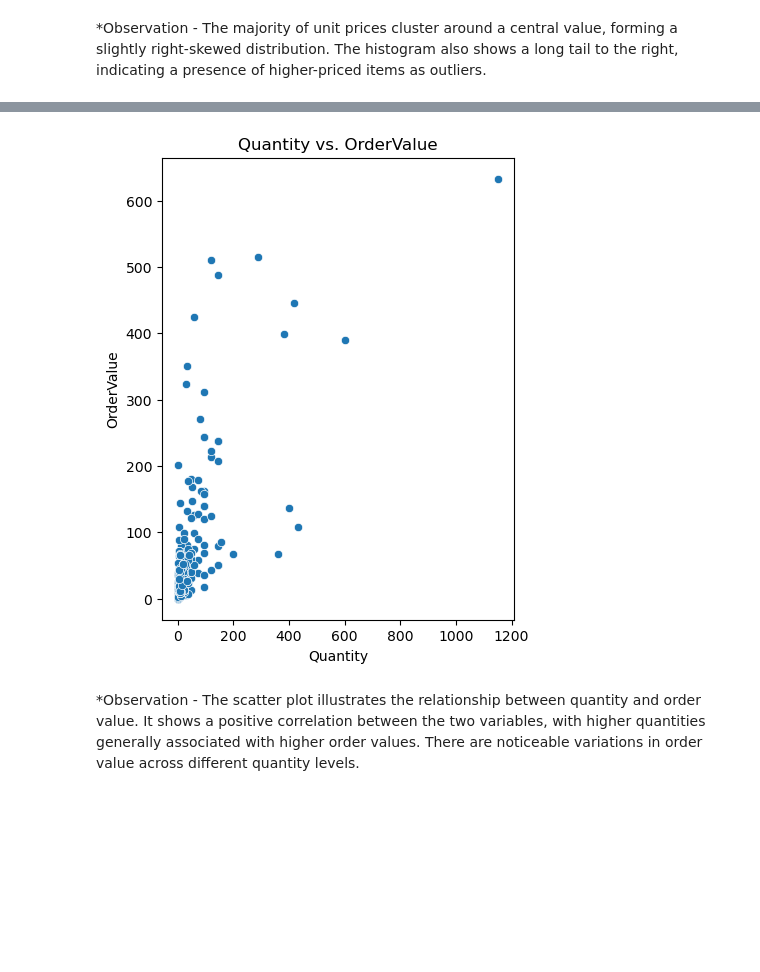
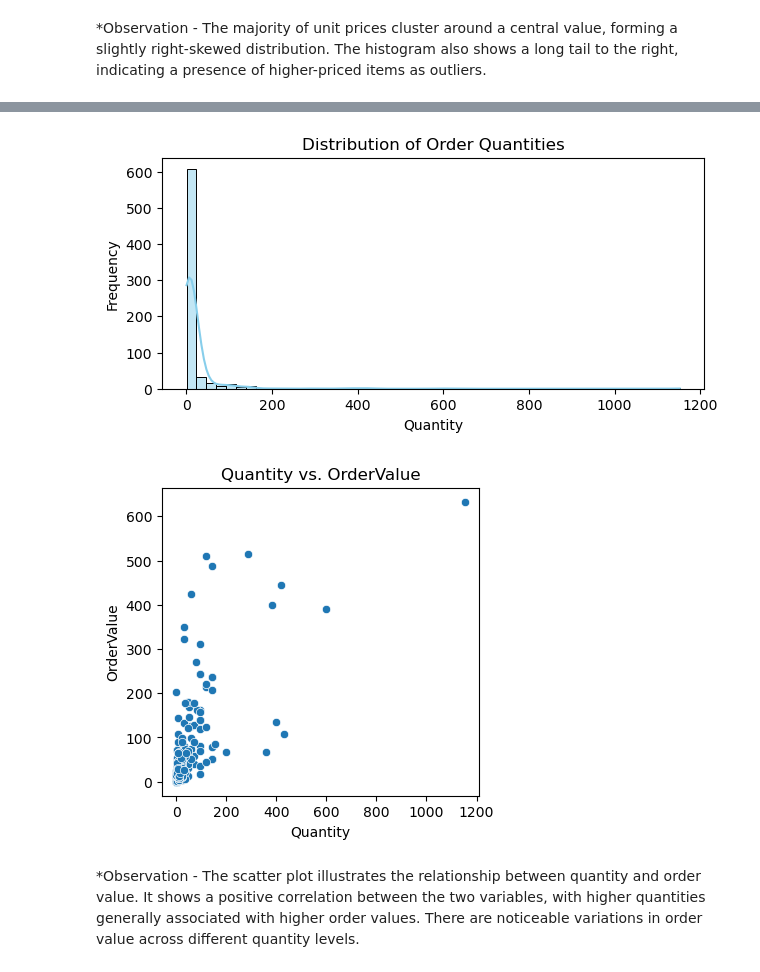
Before and after one commit to MoreRukmini/Capstone-Project, a Jupyter notebook: EDA Project.ipynb, the cells around one changed output, grey strips where cells are left out. Cells and saved outputs as stored; diff of their text form; code cells hidden in the pictures; blank space fills up the shorter version.

```diff
--- a/EDA Project.ipynb
+++ b/EDA Project.ipynb
@@ -245,12 +245,21 @@ plt.show()
+# %%
+plt.figure(figsize=(7, 3))
+sns.histplot(df['Quantity'], bins=50, kde=True, color='skyblue')
+plt.title('Distribution of Order Quantities')
+plt.xlabel('Quantity')
+plt.ylabel('Frequency')
+plt.show()
+# %% [output]
+[figure, added]
 # %%
-plt.figure(figsize=(10, 6))
+plt.figure(figsize=(9, 4))
 plt.subplot(1, 2, 1)
 sns.scatterplot(x='Quantity', y='OrderValue', data=df)
 plt.title('Quantity vs. OrderValue')
 plt.xlabel('Quantity')
 plt.ylabel('OrderValue');
 # %% [output]
-[figure, old version]
+[figure, new version]
 # %% [markdown]
 *Observation - The scatter plot illustrates the relationship between quantity and order value.  It shows a positive correlation between the two variables, with higher quantities generally associated with higher order values. There are noticeable variations in order value across different quantity levels.
 # %%
```
Also changed, not shown: parts of 34 cells of this notebook.
